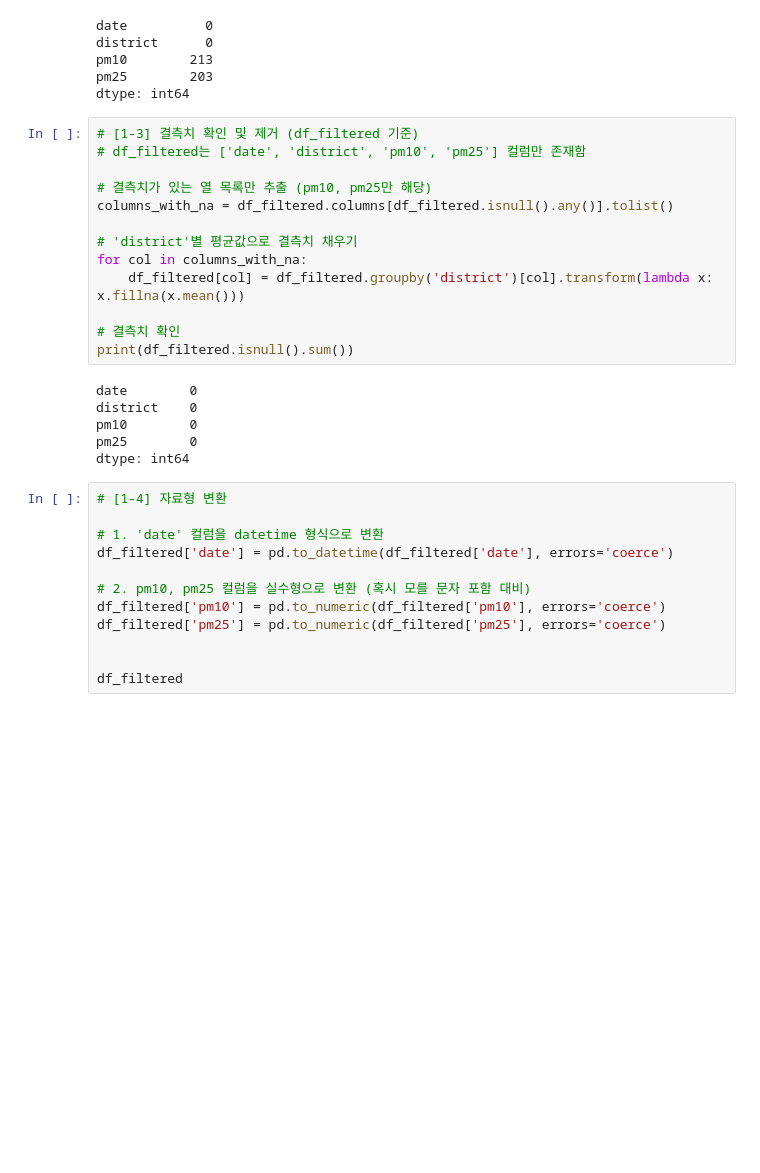
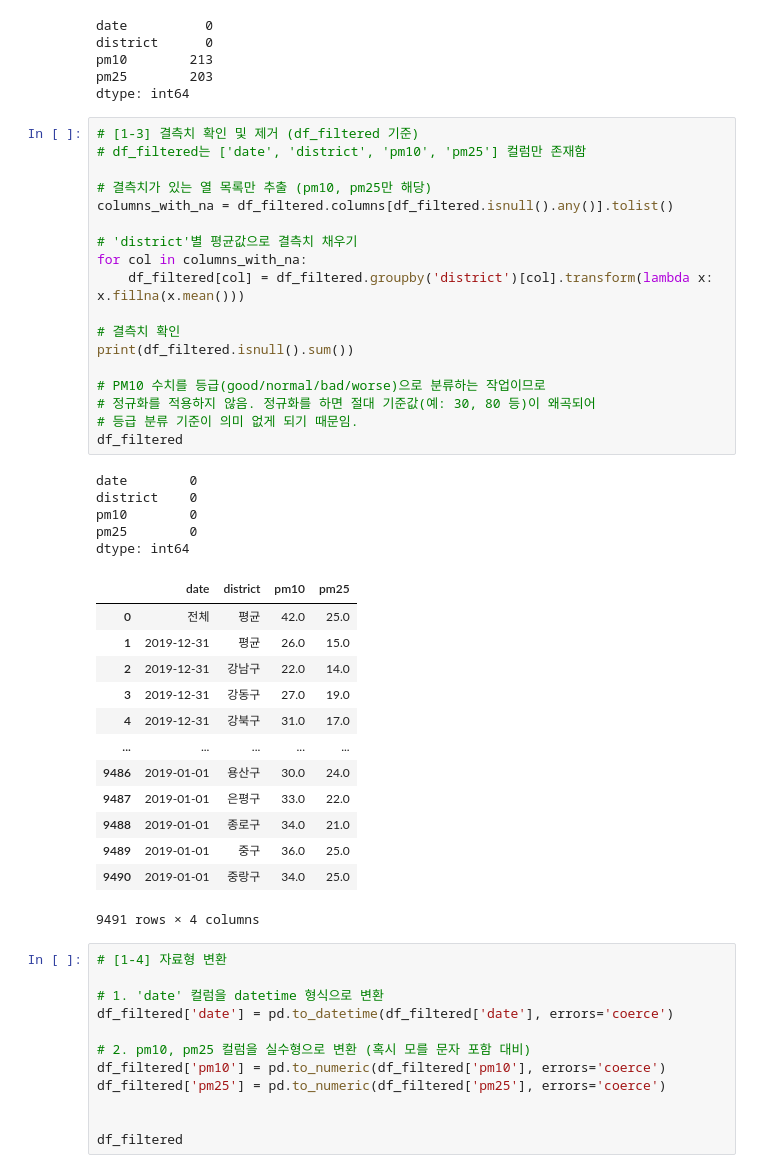
Before and after one commit to Kim-Yeryoung/12W_Quiz, a Jupyter notebook: 22100143_Kim, Yeryoung_12W_quiz.ipynb, the cells around one changed output. Cells and saved outputs as stored; diff of their text form; blank space fills up the shorter version.

```diff
--- a/22100143_Kim, Yeryoung_12W_quiz.ipynb
+++ b/22100143_Kim, Yeryoung_12W_quiz.ipynb
@@ -60,22 +60,40 @@ dtype: int64
 # %%
 # [1-3] 결측치 확인 및 제거 (df_filtered 기준)
 # df_filtered는 ['date', 'district', 'pm10', 'pm25'] 컬럼만 존재함
 
 # 결측치가 있는 열 목록만 추출 (pm10, pm25만 해당)
 columns_with_na = df_filtered.columns[df_filtered.isnull().any()].tolist()
 
 # 'district'별 평균값으로 결측치 채우기
 for col in columns_with_na:
     df_filtered[col] = df_filtered.groupby('district')[col].transform(lambda x: x.fillna(x.mean()))
 
 # 결측치 확인
 print(df_filtered.isnull().sum())
+
+# PM10 수치를 등급(good/normal/bad/worse)으로 분류하는 작업이므로
+# 정규화를 적용하지 않음. 정규화를 하면 절대 기준값(예: 30, 80 등)이 왜곡되어
+# 등급 분류 기준이 의미 없게 되기 때문임.
+df_filtered
 # %% [output]
 date        0
 district    0
 pm10        0
 pm25        0
 dtype: int64
+|  | date | district | pm10 | pm25 |
+| 0 | 전체 | 평균 | 42.0 | 25.0 |
+| 1 | 2019-12-31 | 평균 | 26.0 | 15.0 |
+| 2 | 2019-12-31 | 강남구 | 22.0 | 14.0 |
+| 3 | 2019-12-31 | 강동구 | 27.0 | 19.0 |
+| 4 | 2019-12-31 | 강북구 | 31.0 | 17.0 |
+| ... | ... | ... | ... | ... |
+| 9486 | 2019-01-01 | 용산구 | 30.0 | 24.0 |
+| 9487 | 2019-01-01 | 은평구 | 33.0 | 22.0 |
+| 9488 | 2019-01-01 | 종로구 | 34.0 | 21.0 |
+| 9489 | 2019-01-01 | 중구 | 36.0 | 25.0 |
+| 9490 | 2019-01-01 | 중랑구 | 34.0 | 25.0 |
+9491 rows × 4 columns
 # %%
 # [1-4] 자료형 변환
 
```
Also changed, not shown: parts of 4 cells of this notebook, 1 other file.
